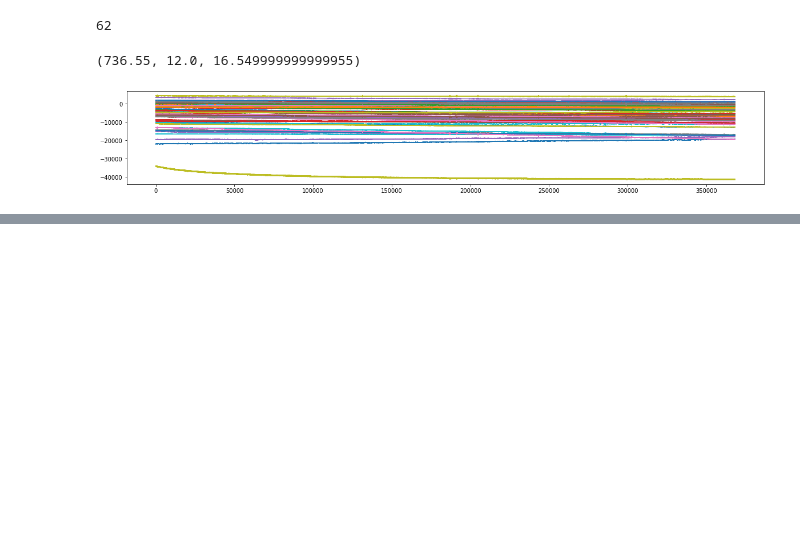
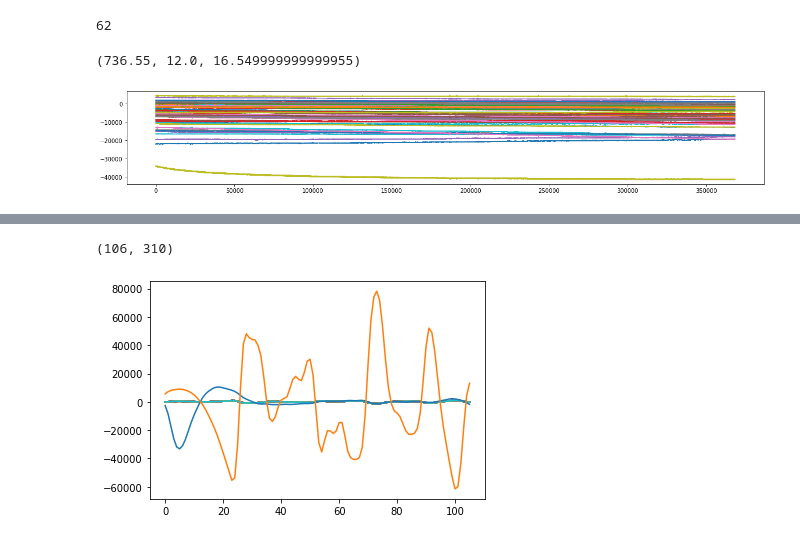
Before and after one commit to MiscellaneousStuff/eeg-stimuli, a Jupyter notebook: main.ipynb, the cells around one changed output, grey strips where cells are left out. Saved outputs shown, nothing was run; the diff lists cells and outputs as text; code cells hidden in the pictures; blank space fills up the shorter version.

```diff
--- a/main.ipynb
+++ b/main.ipynb
@@ -184,0 +241,9 @@ data2_secs, data2_secs // 60, data2_secs % 60
+# %%
+import matplotlib.pyplot as plt
+eeg_seg = first_seg["eeg_feats"][0:60*5, :]
+print(first_seg["eeg_feats"].shape)
+for i in range(62):
+    plt.plot(eeg_seg[:, (i*5)+0])
+# %% [output]
+(106, 310)
+[figure, added]
```
Also changed, not shown: parts of 16 cells of this notebook, 3 other files.
